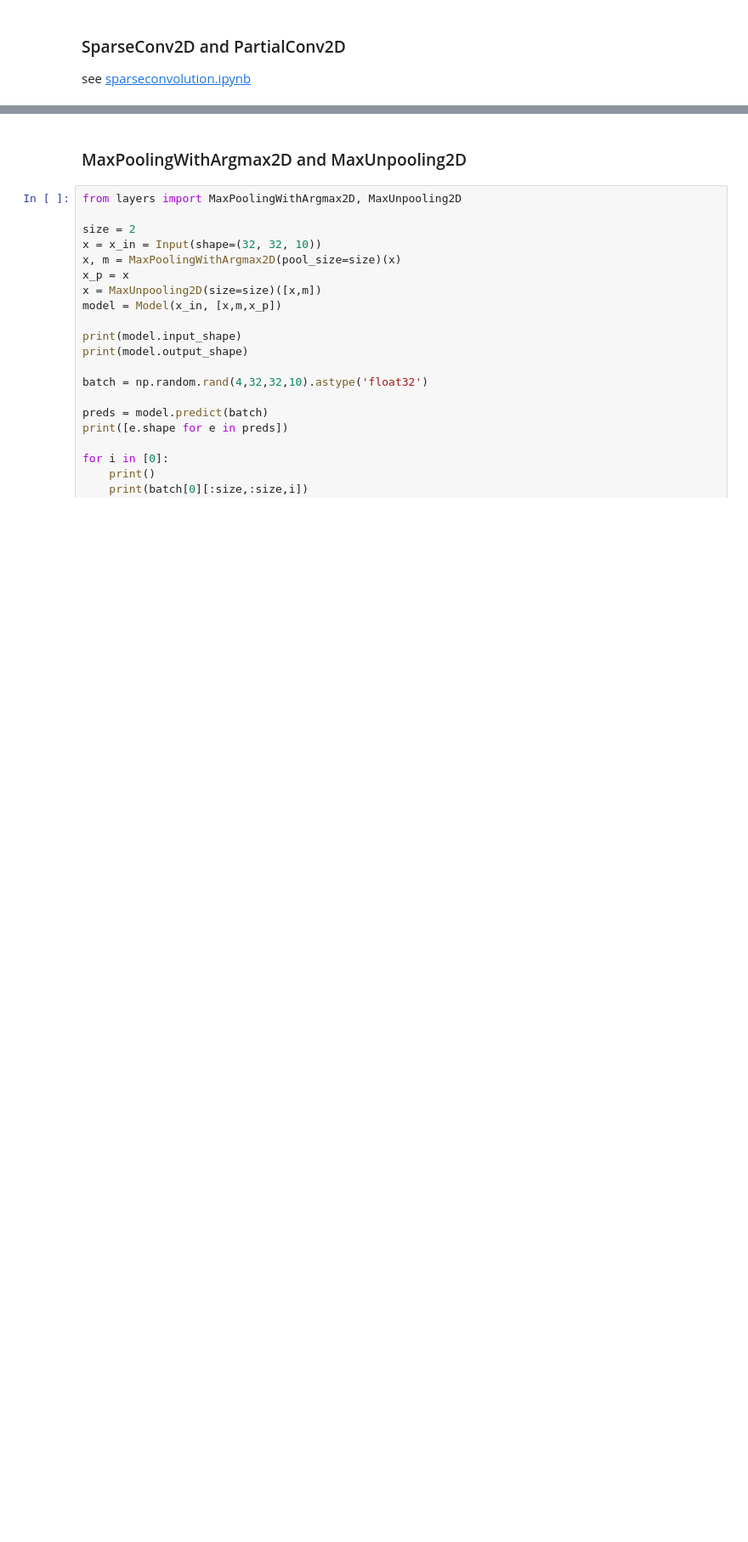
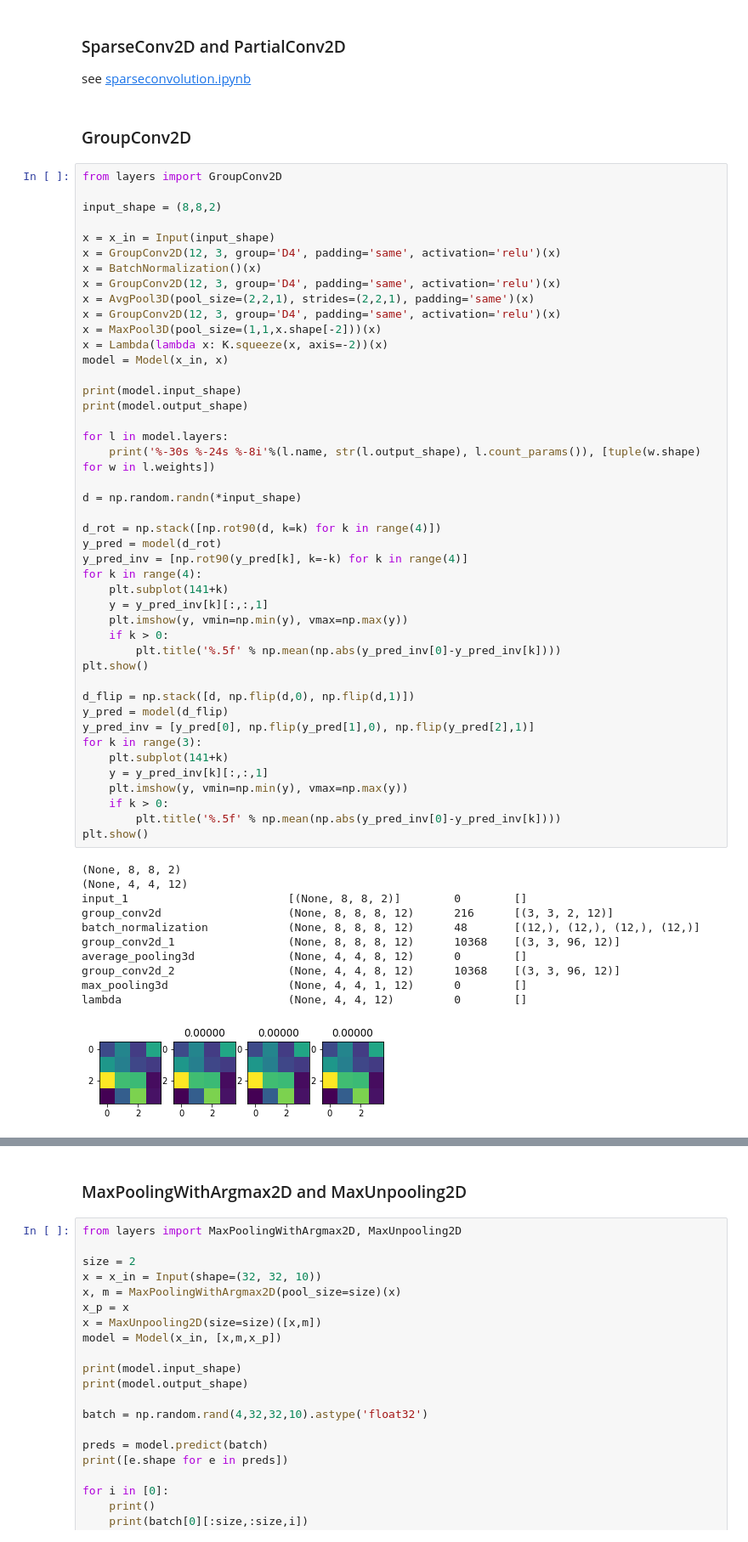
Before and after one commit to mvoelk/keras_layers, a Jupyter notebook: examples.ipynb, the cells around one changed output, grey strips where cells are left out. Shown at 85% size. Saved outputs shown, nothing was run; the diff lists cells and outputs as text; blank space fills up the shorter version.

Commit message:
add GroupConv2D

```diff
--- a/examples.ipynb
+++ b/examples.ipynb
@@ -13,3 +16,61 @@ from tensorflow.keras.models import Model
 ### SparseConv2D and PartialConv2D
 
 see [sparseconvolution.ipynb](sparseconvolution.ipynb)
+# %% [markdown]
+### GroupConv2D
+# %%
+from layers import GroupConv2D
+
+input_shape = (8,8,2)
+
+x = x_in = Input(input_shape)
+x = GroupConv2D(12, 3, group='D4', padding='same', activation='relu')(x)
+x = BatchNormalization()(x)
+x = GroupConv2D(12, 3, group='D4', padding='same', activation='relu')(x)
+x = AvgPool3D(pool_size=(2,2,1), strides=(2,2,1), padding='same')(x)
+x = GroupConv2D(12, 3, group='D4', padding='same', activation='relu')(x)
+x = MaxPool3D(pool_size=(1,1,x.shape[-2]))(x)
+x = Lambda(lambda x: K.squeeze(x, axis=-2))(x)
+model = Model(x_in, x)
+
+print(model.input_shape)
+print(model.output_shape)
+
+for l in model.layers:
+    print('%-30s %-24s %-8i'%(l.name, str(l.output_shape), l.count_params()), [tuple(w.shape) for w in l.weights])
+
+d = np.random.randn(*input_shape)
+
+d_rot = np.stack([np.rot90(d, k=k) for k in range(4)])
+y_pred = model(d_rot)
+y_pred_inv = [np.rot90(y_pred[k], k=-k) for k in range(4)]
+for k in range(4):
+    plt.subplot(141+k)
+    y = y_pred_inv[k][:,:,1]
+    plt.imshow(y, vmin=np.min(y), vmax=np.max(y))
+    if k > 0:
+        plt.title('%.5f' % np.mean(np.abs(y_pred_inv[0]-y_pred_inv[k])))
+plt.show()
+
+d_flip = np.stack([d, np.flip(d,0), np.flip(d,1)])
+y_pred = model(d_flip)
+y_pred_inv = [y_pred[0], np.flip(y_pred[1],0), np.flip(y_pred[2],1)]
+for k in range(3):
+    plt.subplot(141+k)
+    y = y_pred_inv[k][:,:,1]
+    plt.imshow(y, vmin=np.min(y), vmax=np.max(y))
+    if k > 0:
+        plt.title('%.5f' % np.mean(np.abs(y_pred_inv[0]-y_pred_inv[k])))
+plt.show()
+# %% [output]
+(None, 8, 8, 2)
+(None, 4, 4, 12)
+input_1                        [(None, 8, 8, 2)]        0        []
+group_conv2d                   (None, 8, 8, 8, 12)      216      [(3, 3, 2, 12)]
+batch_normalization            (None, 8, 8, 8, 12)      48       [(12,), (12,), (12,), (12,)]
+group_conv2d_1                 (None, 8, 8, 8, 12)      10368    [(3, 3, 96, 12)]
+average_pooling3d              (None, 4, 4, 8, 12)      0        []
+group_conv2d_2                 (None, 4, 4, 8, 12)      10368    [(3, 3, 96, 12)]
+max_pooling3d                  (None, 4, 4, 1, 12)      0        []
+lambda                         (None, 4, 4, 12)         0        []
+[figure, added]
```
Also changed, not shown: parts of 3 cells of this notebook, 1 other file.
